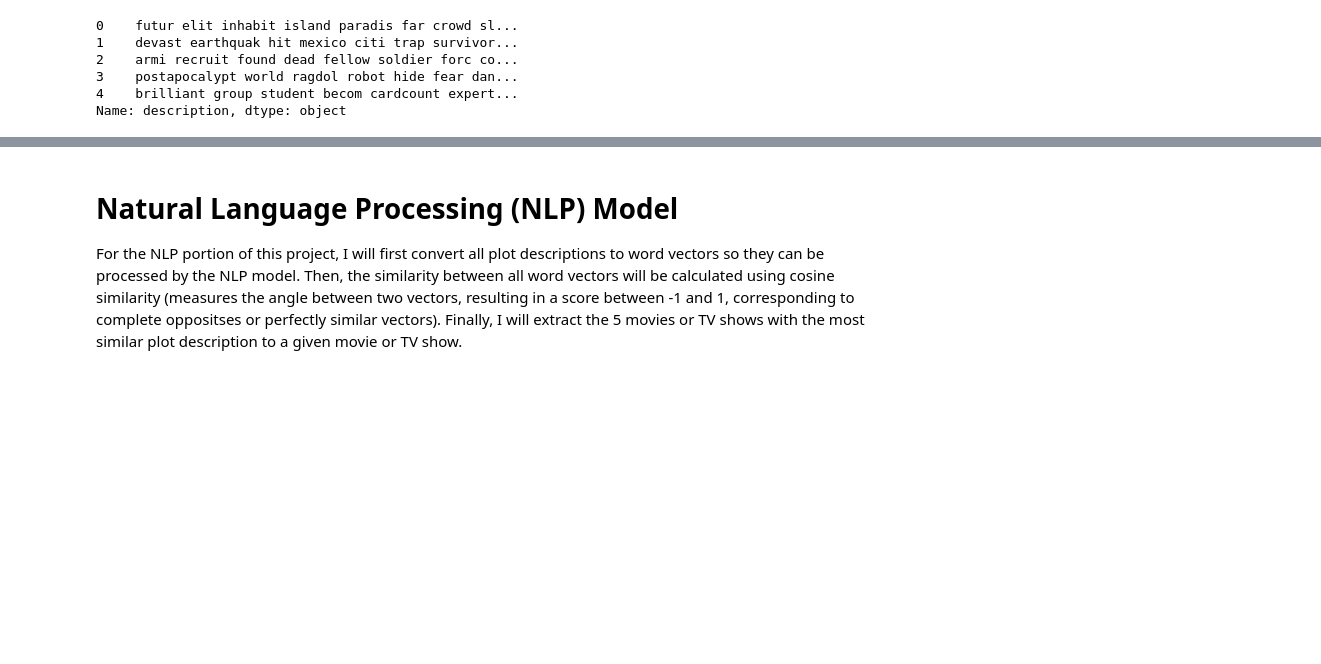
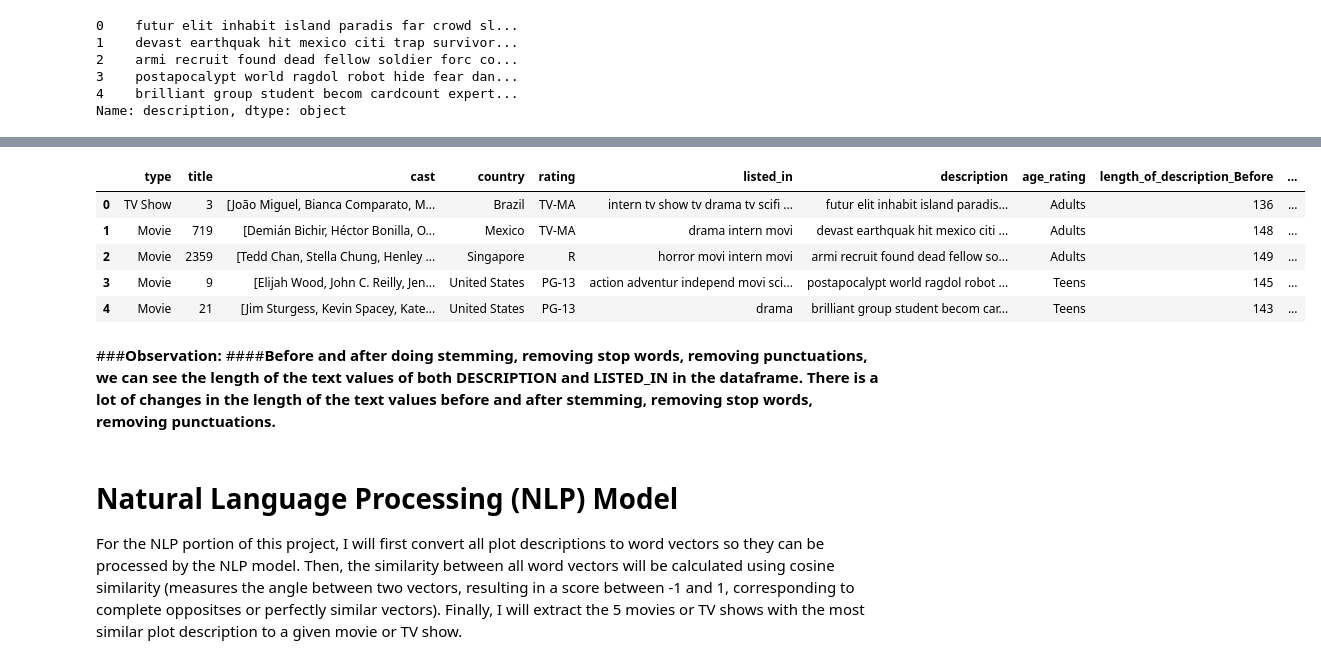
Before and after one commit to sksamima5/Netflix-movies-and-TV-shows-clustering, a Jupyter notebook: NETFLIX_MOVIES_AND_TV_SHOWS_CLUSTERING.ipynb, the cells around one changed output, grey strips where cells are left out. Cells and saved outputs as stored; diff of their text form; code cells hidden in the pictures; blank space fills up the shorter version.

```diff
--- a/NETFLIX_MOVIES_AND_TV_SHOWS_CLUSTERING.ipynb
+++ b/NETFLIX_MOVIES_AND_TV_SHOWS_CLUSTERING.ipynb
@@ -588,3 +590,27 @@ netflix.head()
+# %%
+#applying stopwords function on the listed_in attribute
+netflix['listed_in'] = netflix['listed_in'].apply(stopwords)
+# %%
+#applying removing punctuation function on the listed_in attribute
+netflix['listed_in'] = netflix['listed_in'].apply(remove_punctuation)
+# %%
+#applying stemming function on the listed_in attribute
+netflix['listed_in'] = netflix['listed_in'].apply(stemming)
+# %%
+#checking the length of the text values of listed_in attribute after removing punctuations, stopwords or do stemming.
+netflix['length_ of_listed_in_after '] = netflix['listed_in'].apply(length)
+# %%
+netflix.head()
+# %% [output]
+|  | type | title | cast | country | rating | listed_in | description | age_rating | length_of_description_Before | ... |
+| 0 | TV Show | 3 | [João Miguel, Bianca Comparato, M... | Brazil | TV-MA | intern tv show tv drama tv scifi ... | futur elit inhabit island paradis... | Adults | 136 | ... |
+| 1 | Movie | 719 | [Demián Bichir, Héctor Bonilla, O... | Mexico | TV-MA | drama intern movi | devast earthquak hit mexico citi ... | Adults | 148 | ... |
+| 2 | Movie | 2359 | [Tedd Chan, Stella Chung, Henley ... | Singapore | R | horror movi intern movi | armi recruit found dead fellow so... | Adults | 149 | ... |
+| 3 | Movie | 9 | [Elijah Wood, John C. Reilly, Jen... | United States | PG-13 | action adventur independ movi sci... | postapocalypt world ragdol robot ... | Teens | 145 | ... |
+| 4 | Movie | 21 | [Jim Sturgess, Kevin Spacey, Kate... | United States | PG-13 | drama | brilliant group student becom car... | Teens | 143 | ... |
+# %% [markdown]
+###**Observation:**
+####**Before and after doing stemming, removing stop words, removing punctuations, we can see the length of the text values of both DESCRIPTION and LISTED_IN in the dataframe. There is a lot of changes in the length of the text values before and after stemming, removing stop words, removing punctuations.**
 # %% [markdown]
 # **Natural Language Processing (NLP) Model**
 
```
Also changed, not shown: parts of 6 cells of this notebook.
